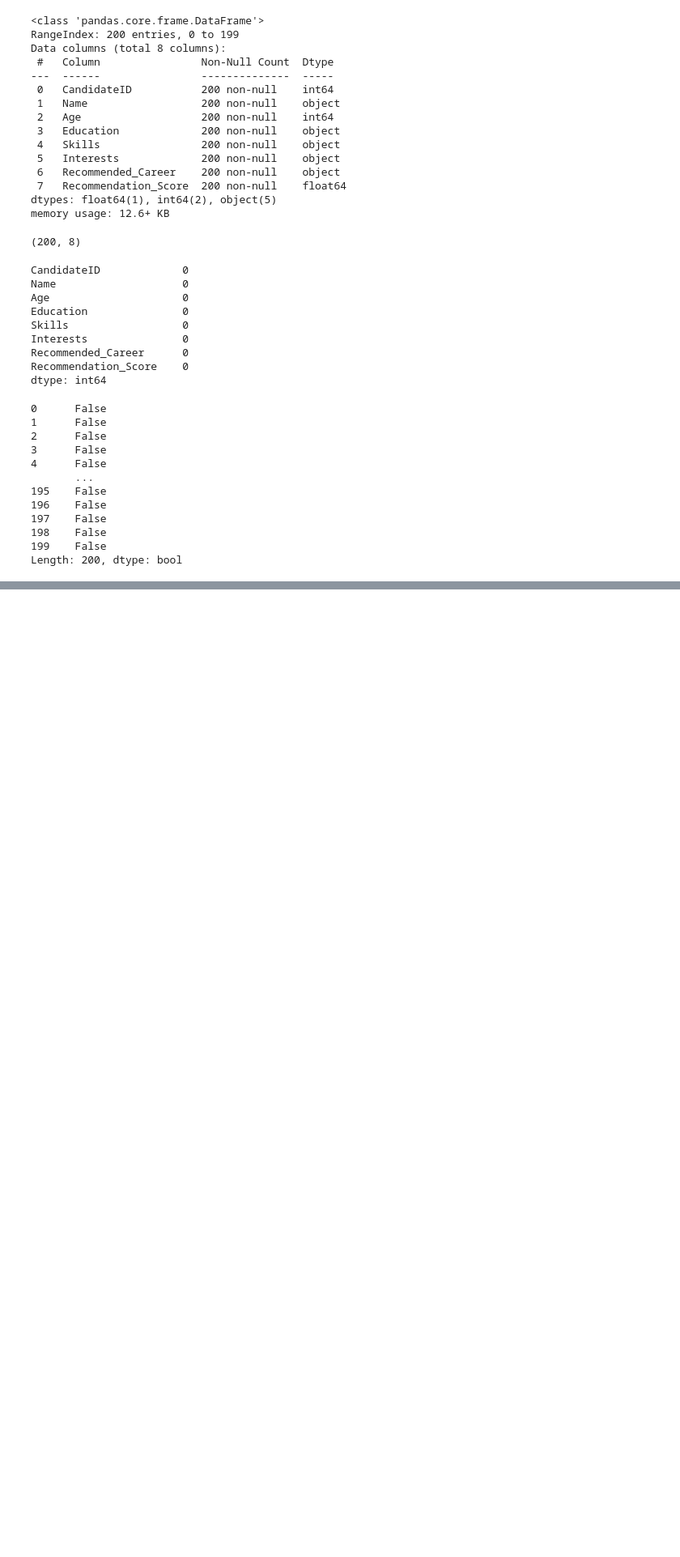
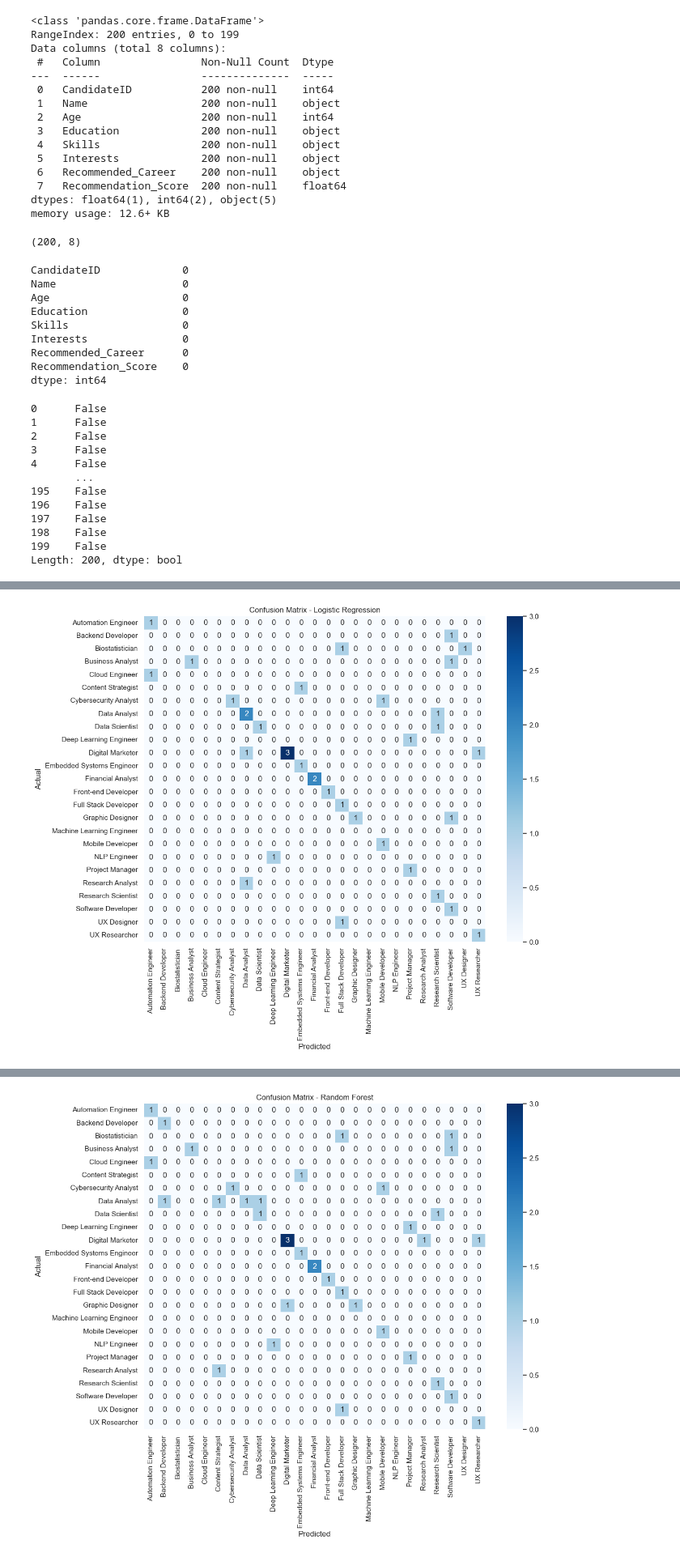
Before and after one commit to RaheelHasan99/AI-Powered-Career-Recommendation-System, a Jupyter notebook: NoteBooks/Data_Analysis.ipynb, the cells around one changed output, grey strips where cells are left out. Shown at 81% size. Cells and saved outputs as stored; diff of their text form; code cells hidden in the pictures; blank space fills up the shorter version.

```diff
--- a/NoteBooks/Data_Analysis.ipynb
+++ b/NoteBooks/Data_Analysis.ipynb
@@ -177,0 +239,63 @@ plt.show()
+# %%
+from sklearn.linear_model import LogisticRegression
+from sklearn.ensemble import RandomForestClassifier
+from sklearn.naive_bayes import MultinomialNB
+from sklearn.neighbors import KNeighborsClassifier
+from sklearn.metrics import accuracy_score, classification_report, confusion_matrix
+
+# List of models to try
+models = {
+    "Logistic Regression": LogisticRegression(max_iter=1000, multi_class='multinomial'),
+    "Random Forest": RandomForestClassifier(n_estimators=100),
+    "Naive Bayes": MultinomialNB(),
+    "K-Nearest Neighbors": KNeighborsClassifier(n_neighbors=5)
+}
+
+# Dictionary to store results
+results = {}
+
+# Variable to store best model instance
+best_model_instance = None
+best_model_name = None
+
+for name, model in models.items():
+    print(f"\n Training and Evaluating: {name}")
+    model.fit(X_train, y_train)
+    y_pred = model.predict(X_test)
+
+    # Accuracy
+    acc = accuracy_score(y_test, y_pred)
+    results[name] = acc
+
+    # Update best model
+    if best_model_instance is None or acc > results.get(best_model_name, 0):
+        best_model_name = name
+        best_model_instance = model
+
+    print(f" Accuracy: {acc:.2f}")
+
+    # Get only the labels actually present in y_test
+    labels_present = np.unique(y_test)
+    target_names_present = le.inverse_transform(labels_present)
+
+    print(" Classification Report:")
+    print(classification_report(
+        y_test, y_pred,
+        labels=labels_present,
+        target_names=target_names_present,
+        zero_division=0
+    ))
+
+    # Confusion matrix
+    cm = confusion_matrix(y_test, y_pred, labels=labels_present)
+    plt.figure(figsize=(12, 10))
+    sns.heatmap(cm, annot=True, fmt='d', cmap='Blues', xticklabels=target_names_present, yticklabels=target_names_present)
+    plt.title(f"Confusion Matrix - {name}")
+    plt.xlabel('Predicted')
+    plt.ylabel('Actual')
+    plt.tight_layout()
+    plt.show()
+
+# Final best model info
+print(f"\n Best Performing Model: {best_model_name} with Accuracy = {results[best_model_name]:.2f}")
+# %% [output]
@@ -177,0 +319 @@ plt.show()
+[figure, added]
@@ -177,0 +337 @@ plt.show()
+[figure, added]
```
Also changed, not shown: parts of 26 cells of this notebook, 7 other files.
